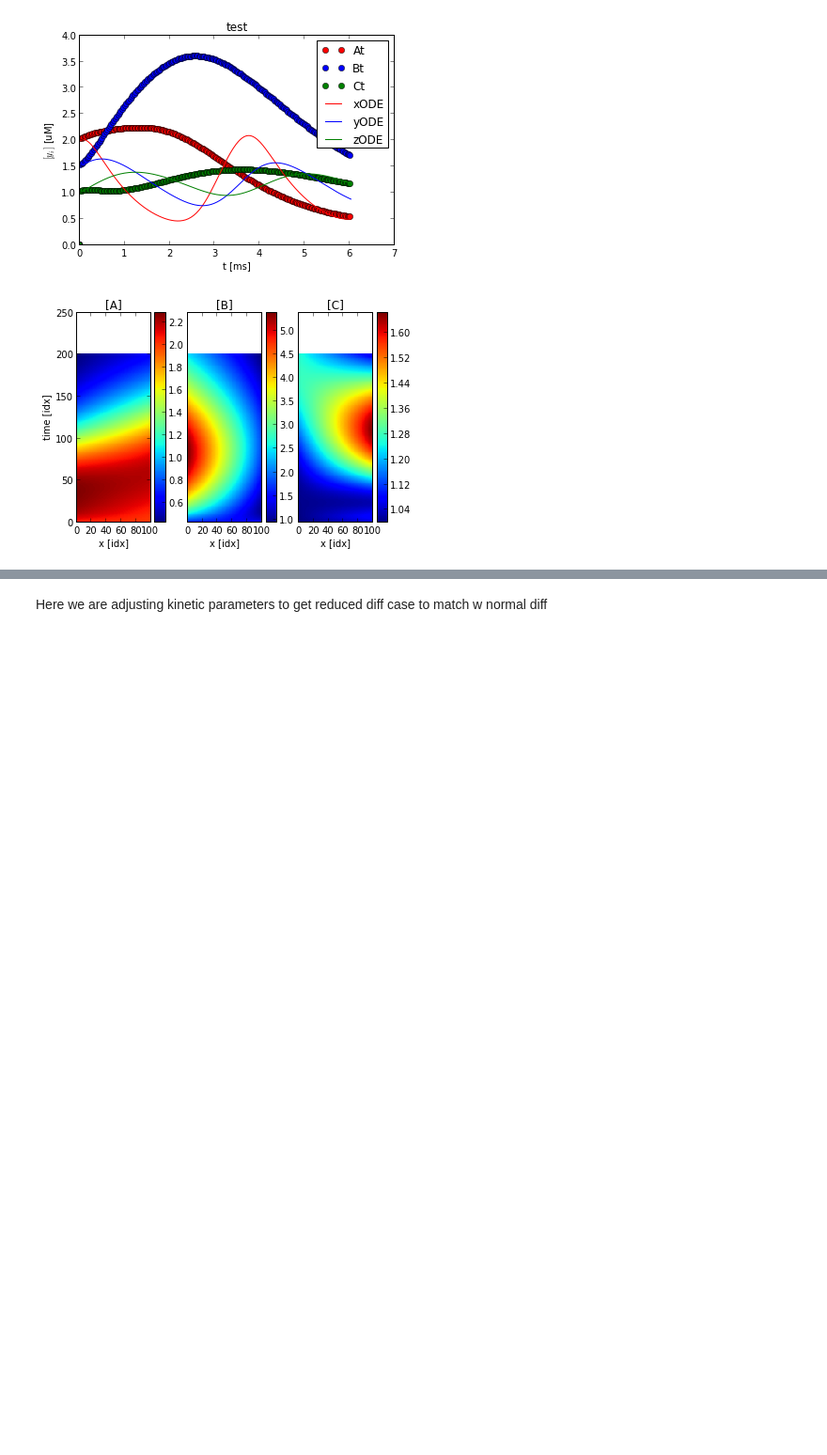
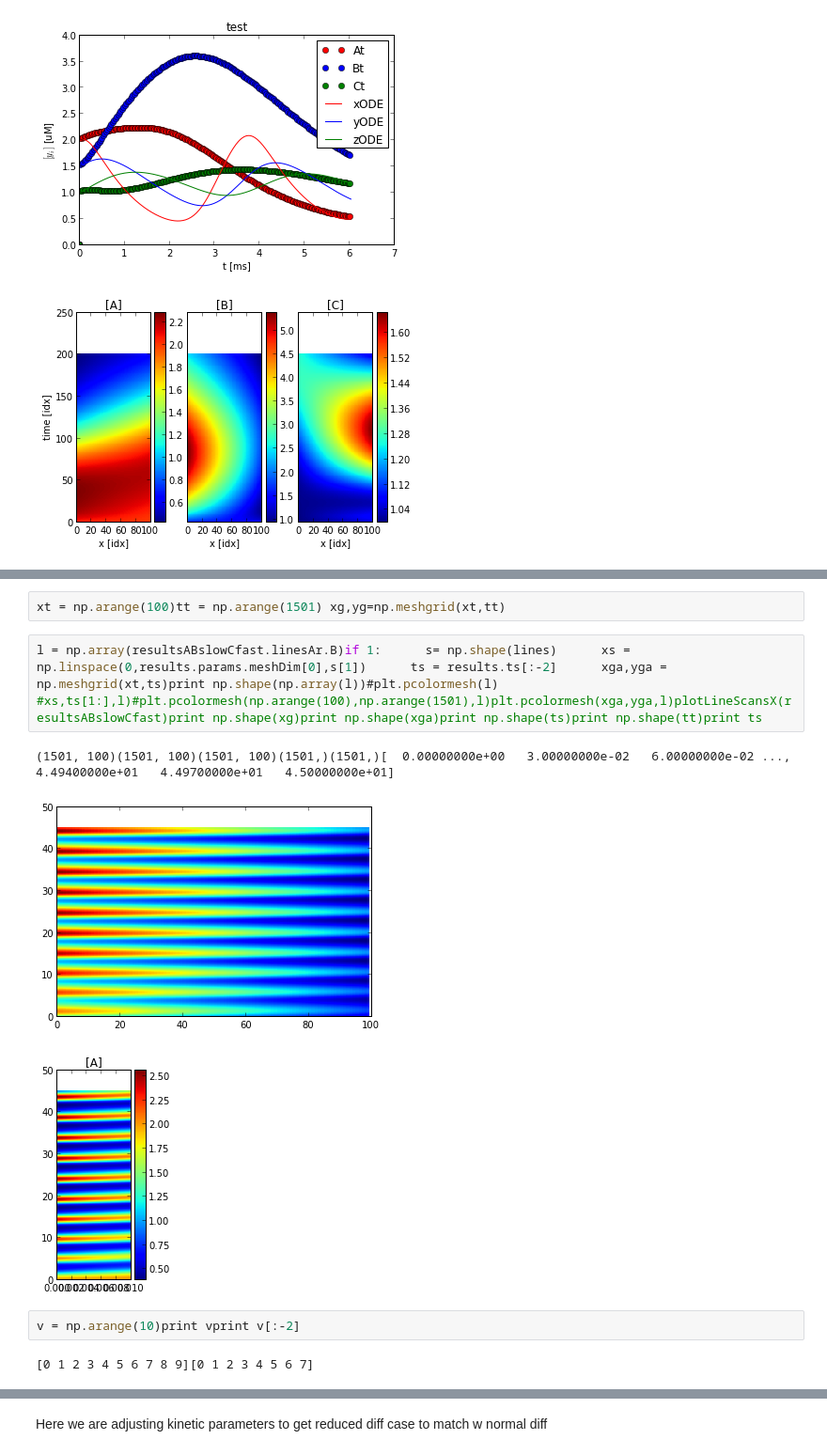
Before and after one commit to huskeypm/enzymekineticsacs, a Jupyter notebook: goodwinPDE.ipynb, the cells around one changed output, grey strips where cells are left out. Shown at 94% size. Saved outputs shown, nothing was run; the diff lists cells and outputs as text; blank space fills up the shorter version.

```diff
--- a/goodwinPDE.ipynb
+++ b/goodwinPDE.ipynb
@@ -71,0 +75,12 @@ WRNING: this is a hack, since not updated correctly0.0010.001DA: 0.100000 DB: 0.
+# %%
+xt = np.arange(100)tt = np.arange(1501) xg,yg=np.meshgrid(xt,tt)
+# %%
+l = np.array(resultsABslowCfast.linesAr.B)if 1:      s= np.shape(lines)      xs = np.linspace(0,results.params.meshDim[0],s[1])      ts = results.ts[:-2]      xga,yga = np.meshgrid(xt,ts)print np.shape(np.array(l))#plt.pcolormesh(l) #xs,ts[1:],l)#plt.pcolormesh(np.arange(100),np.arange(1501),l)plt.pcolormesh(xga,yga,l)plotLineScansX(resultsABslowCfast)print np.shape(xg)print np.shape(xga)print np.shape(ts)print np.shape(tt)print ts
+# %% [output]
+(1501, 100)(1501, 100)(1501, 100)(1501,)(1501,)[  0.00000000e+00   3.00000000e-02   6.00000000e-02 ...,   4.49400000e+01   4.49700000e+01   4.50000000e+01]
+[figure, added]
+[figure, added]
+# %%
+v = np.arange(10)print vprint v[:-2]
+# %% [output]
+[0 1 2 3 4 5 6 7 8 9][0 1 2 3 4 5 6 7]
```
Also changed, not shown: parts of 10 cells of this notebook, 1 other file.
